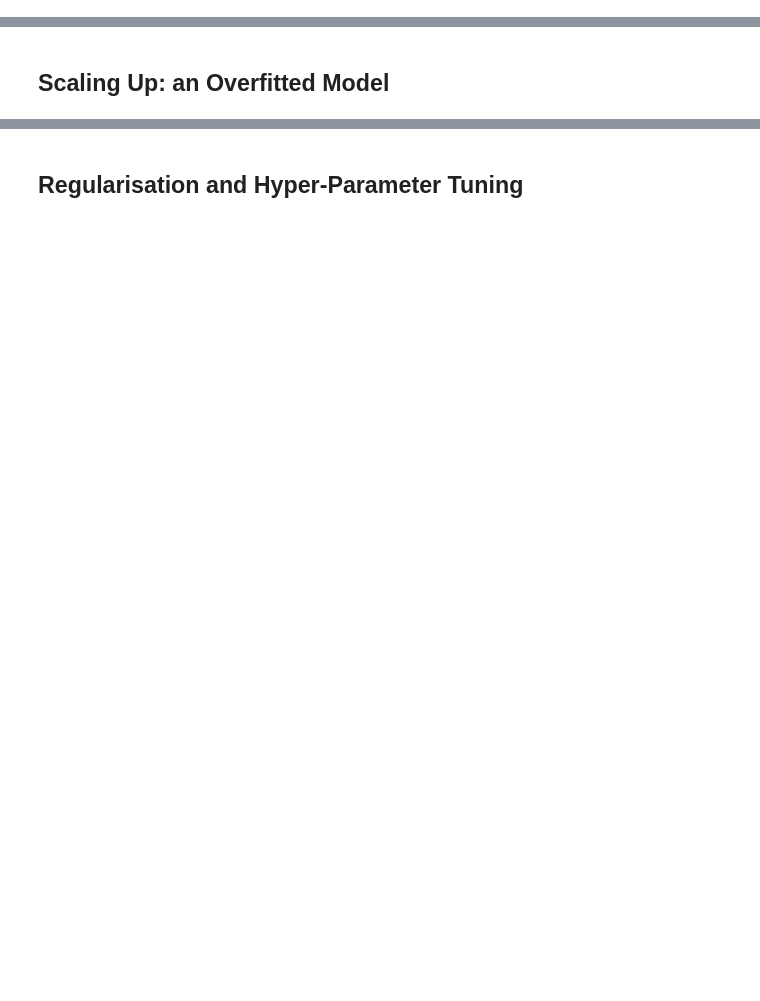
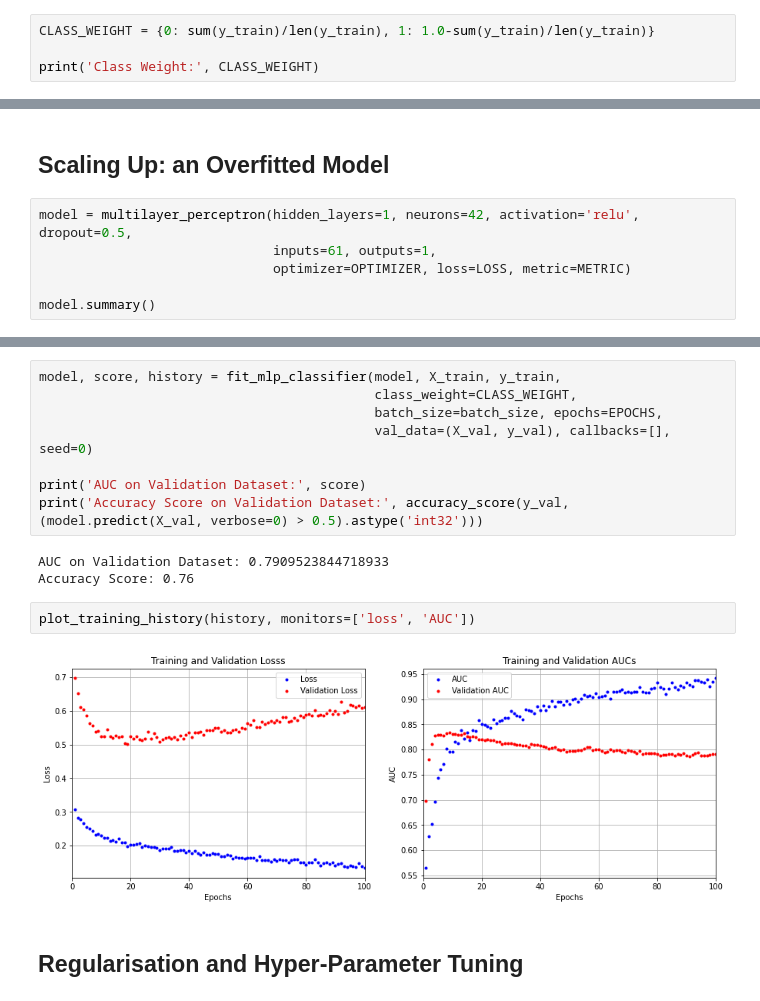
Before and after one commit to sreent/neural-networks-old, a Jupyter notebook: credit_risk_analysis.ipynb, the cells around one changed output, grey strips where cells are left out. Drawn from its saved outputs; the diff is of its cells as text; blank space fills up the shorter version.

```diff
--- a/credit_risk_analysis.ipynb
+++ b/credit_risk_analysis.ipynb
@@ -167,3 +172,7 @@ _ = preprocessor.fit(X_train)
 X_train, X_test = preprocessor.transform(X_train), preprocessor.transform(X_test)
 
 y_train, y_test = y_train.values, y_test.values
+# %%
+CLASS_WEIGHT = {0: sum(y_train)/len(y_train), 1: 1.0-sum(y_train)/len(y_train)}
+
+print('Class Weight:', CLASS_WEIGHT)
@@ -174,2 +331,8 @@ METRIC = tf.keras.metrics.AUC()
 # %% [markdown]
 ## Scaling Up: an Overfitted Model
+# %%
+model = multilayer_perceptron(hidden_layers=1, neurons=42, activation='relu', dropout=0.5,
+                              inputs=61, outputs=1,
+                              optimizer=OPTIMIZER, loss=LOSS, metric=METRIC)
+
+model.summary()
@@ -176,3 +355,18 @@ METRIC = tf.keras.metrics.AUC()
+# %%
+model, score, history = fit_mlp_classifier(model, X_train, y_train,
+                                           class_weight=CLASS_WEIGHT,
+                                           batch_size=batch_size, epochs=EPOCHS,
+                                           val_data=(X_val, y_val), callbacks=[], seed=0)
+
+print('AUC on Validation Dataset:', score)
+print('Accuracy Score on Validation Dataset:', accuracy_score(y_val, (model.predict(X_val, verbose=0) > 0.5).astype('int32')))
+# %% [output]
+AUC on Validation Dataset: 0.7909523844718933
+Accuracy Score: 0.76
+# %%
+plot_training_history(history, monitors=['loss', 'AUC'])
+# %% [output]
+[figure, added]
 # %% [markdown]
 ## Regularisation and Hyper-Parameter Tuning
 # %%
```
Also changed, not shown: parts of 26 cells of this notebook.
